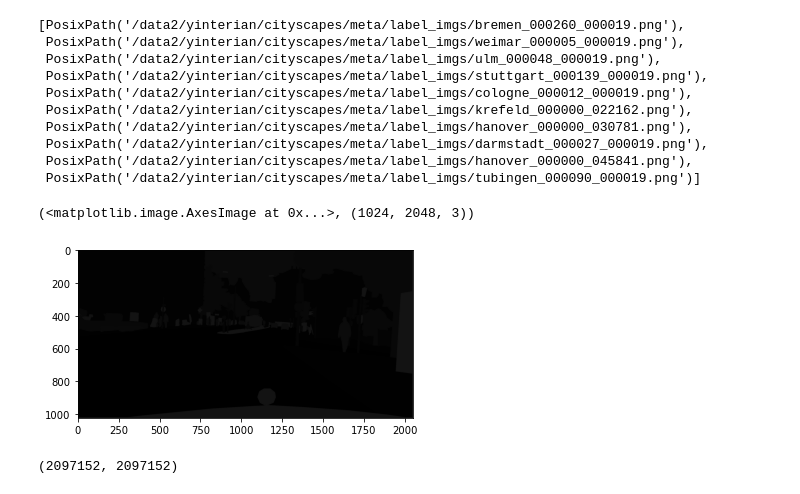
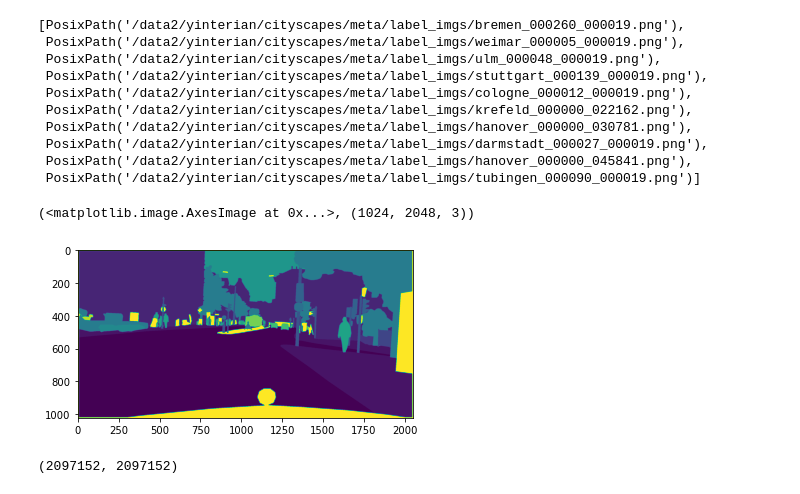
Before and after one commit to parrt/fundamentals-of-deep-learning, a Jupyter notebook: notebooks/11.Image-segmentation.ipynb, the cells around one changed output. Cells and saved outputs as stored; diff of their text form; code cells hidden in the pictures.

```diff
--- a/notebooks/11.Image-segmentation.ipynb
+++ b/notebooks/11.Image-segmentation.ipynb
@@ -96,9 +90,9 @@ list((PATH/"meta/label_imgs").iterdir())[:10]
  PosixPath('/data2/yinterian/cityscapes/meta/label_imgs/tubingen_000090_000019.png')]
 # %%
 path = PATH/"meta/label_imgs/zurich_000051_000019.png"
-im = read_image(path)
-plt.imshow(im), im.shape
+label_img = read_image(path)
+plt.imshow(label_img[:,:,0]), label_img.shape
 # %% [output]
 (<matplotlib.image.AxesImage at 0x...>, (1024, 2048, 3))
-[figure, old version]
+[figure, new version]
 # %%
```
Also changed, not shown: parts of 42 cells of this notebook.
